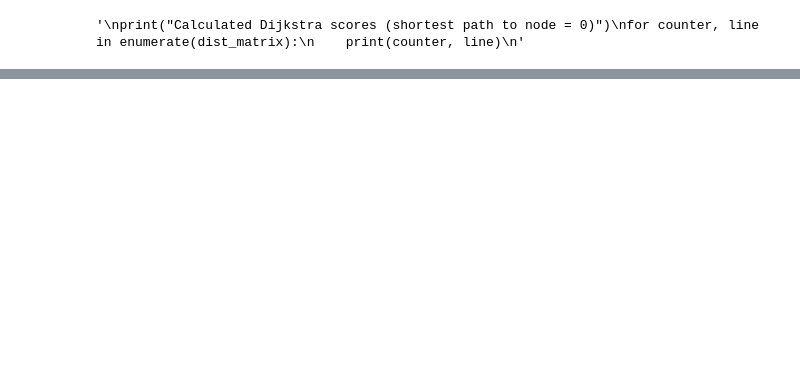
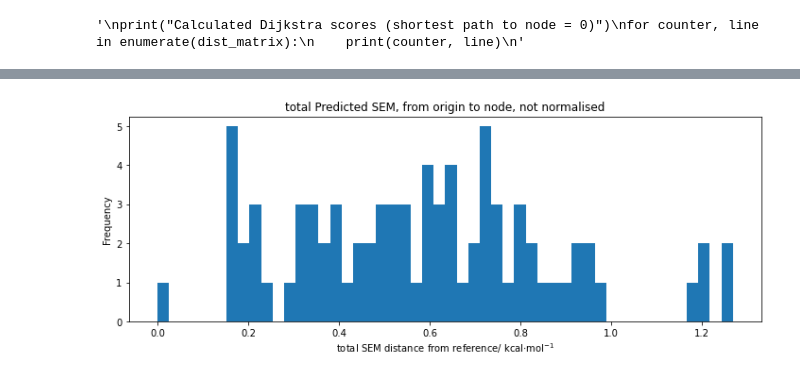
Before and after one commit to michellab/RBFENN, a Jupyter notebook: CLI/network_scoring/dijkstra_scoring.ipynb, the cells around one changed output, grey strips where cells are left out. Cells and saved outputs as stored; diff of their text form; code cells hidden in the pictures; blank space fills up the shorter version.

```diff
--- a/CLI/network_scoring/dijkstra_scoring.ipynb
+++ b/CLI/network_scoring/dijkstra_scoring.ipynb
@@ -188,0 +227,20 @@ mean: 1.925
+# %%
+# Distribution of Dijkstra scores
+
+# Distribution of sem predictions
+
+# use some simple plotting functions to display the SF distribution.
+fig, ax = plt.subplots(figsize=(12, 4)) # easier for controlling figure dims
+
+# make the histogram.
+ax.hist(dist_matrix, bins=50) # tweak n bins here.
+
+# do some further formatting.
+ax.set_title("total Predicted SEM, from origin to node, not normalised")
+ax.set_xlabel("total SEM distance from reference/ kcal$\cdot$mol$^{-1}$")
+ax.set_ylabel("Frequency")
+
+
+plt.show()
+# %% [output]
+[figure, added]
```
Also changed, not shown: parts of 10 cells of this notebook.
